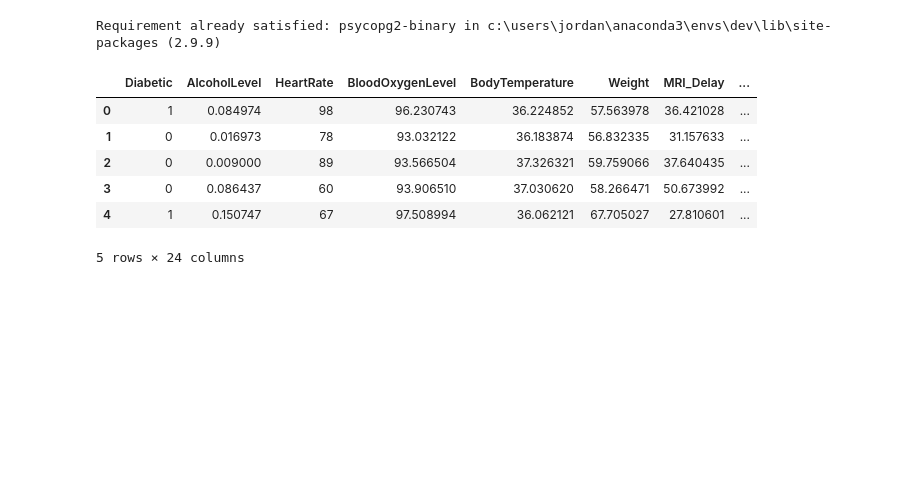
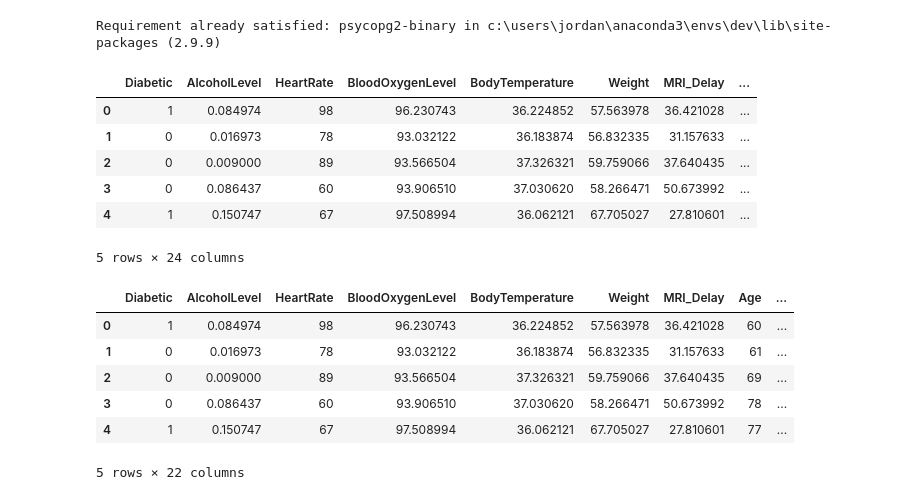
Before and after one commit to SarahSchilling618/project-4, a Jupyter notebook: get_dummies.ipynb, the cells around one changed output. Cells and saved outputs as stored; diff of their text form; code cells hidden in the pictures; blank space fills up the shorter version.

```diff
--- a/get_dummies.ipynb
+++ b/get_dummies.ipynb
@@ -38,3 +40,13 @@ dementia_df.head()
+# %%
+dementia_df.head()
+# %% [output]
+|  | Diabetic | AlcoholLevel | HeartRate | BloodOxygenLevel | BodyTemperature | Weight | MRI_Delay | Age | ... |
+| 0 | 1 | 0.084974 | 98 | 96.230743 | 36.224852 | 57.563978 | 36.421028 | 60 | ... |
+| 1 | 0 | 0.016973 | 78 | 93.032122 | 36.183874 | 56.832335 | 31.157633 | 61 | ... |
+| 2 | 0 | 0.009000 | 89 | 93.566504 | 37.326321 | 59.759066 | 37.640435 | 69 | ... |
+| 3 | 0 | 0.086437 | 60 | 93.906510 | 37.030620 | 58.266471 | 50.673992 | 78 | ... |
+| 4 | 1 | 0.150747 | 67 | 97.508994 | 36.062121 | 67.705027 | 27.810601 | 77 | ... |
+5 rows × 22 columns
 # %%
 # Generate our categorical variable lists
 dementia_cat = dementia_df.dtypes[dementia_df.dtypes == "object"].index.tolist()
```
Also changed, not shown: parts of 5 cells of this notebook.
